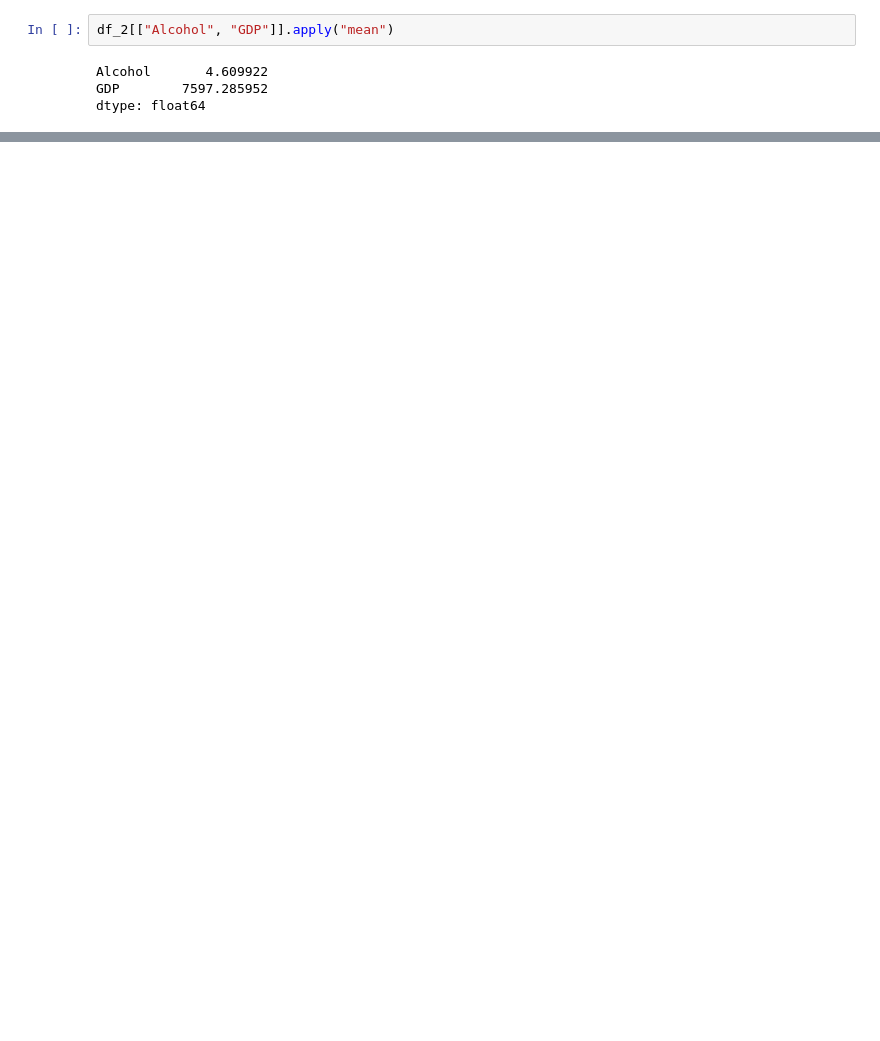
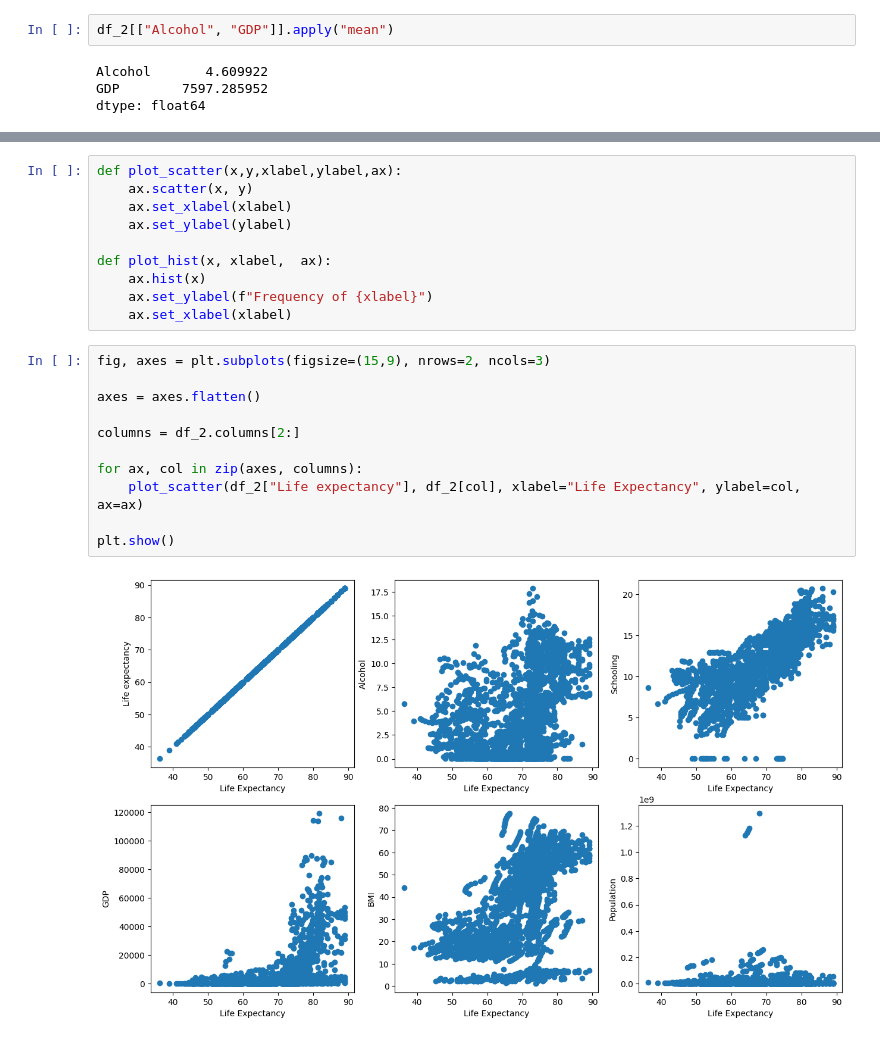
Before and after one commit to Manish-Kumar-9782/Tutorials-, a Jupyter notebook: Python DataScience/Aug 2023/Life Expectancy.ipynb, the cells around one changed output, grey strips where cells are left out. Drawn from its saved outputs; the diff is of its cells as text; blank space fills up the shorter version.

```diff
--- a/Python DataScience/Aug 2023/Life Expectancy.ipynb
+++ b/Python DataScience/Aug 2023/Life Expectancy.ipynb
@@ -87,0 +102,23 @@ dtype: float64
+# %%
+def plot_scatter(x,y,xlabel,ylabel,ax):
+    ax.scatter(x, y)
+    ax.set_xlabel(xlabel)
+    ax.set_ylabel(ylabel)
+
+def plot_hist(x, xlabel,  ax):
+    ax.hist(x)
+    ax.set_ylabel(f"Frequency of {xlabel}")
+    ax.set_xlabel(xlabel)
+# %%
+fig, axes = plt.subplots(figsize=(15,9), nrows=2, ncols=3)
+
+axes = axes.flatten()
+
+columns = df_2.columns[2:]
+
+for ax, col in zip(axes, columns):
+    plot_scatter(df_2["Life expectancy"], df_2[col], xlabel="Life Expectancy", ylabel=col, ax=ax)
+
+plt.show()
+# %% [output]
+[figure, added]
```
Also changed, not shown: parts of 15 cells of this notebook.
